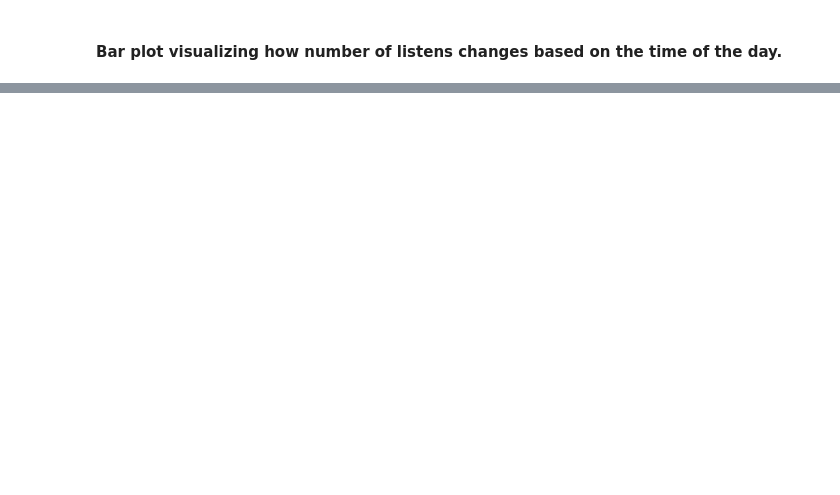
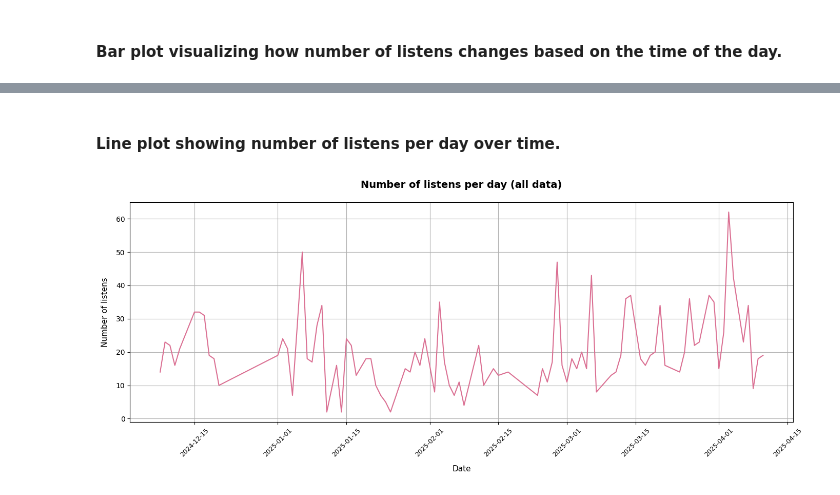
Before and after one commit to agatav13/spotify_summary, a Jupyter notebook: notebooks/visualization.ipynb, the cells around one changed output, grey strips where cells are left out. Cells and saved outputs as stored; diff of their text form; code cells hidden in the pictures; blank space fills up the shorter version.

```diff
--- a/notebooks/visualization.ipynb
+++ b/notebooks/visualization.ipynb
@@ -107,0 +108,20 @@ plt.show()
+# %% [markdown]
+#### Line plot showing number of listens per day over time.
+# %%
+df = data.copy()
+df["date"] = df["date"].dt.date
+df = df.groupby("date").count()["song_id"]
+
+plt.figure(figsize=[14, 6])
+plt.plot(df, color="palevioletred")
+
+plt.title("Number of listens per day (all data)",
+          fontdict={"fontsize": 14, "fontweight": "bold"}, pad=20)
+plt.xticks(rotation=45, fontsize=9)
+plt.xlabel("Date", fontsize=11, labelpad=10)
+plt.ylabel("Number of listens", fontsize=11, labelpad=10)
+plt.tight_layout()
+plt.grid()
+plt.show()
+# %% [output]
+[figure, added]
```
Also changed, not shown: parts of 3 cells of this notebook, 1 other file.
